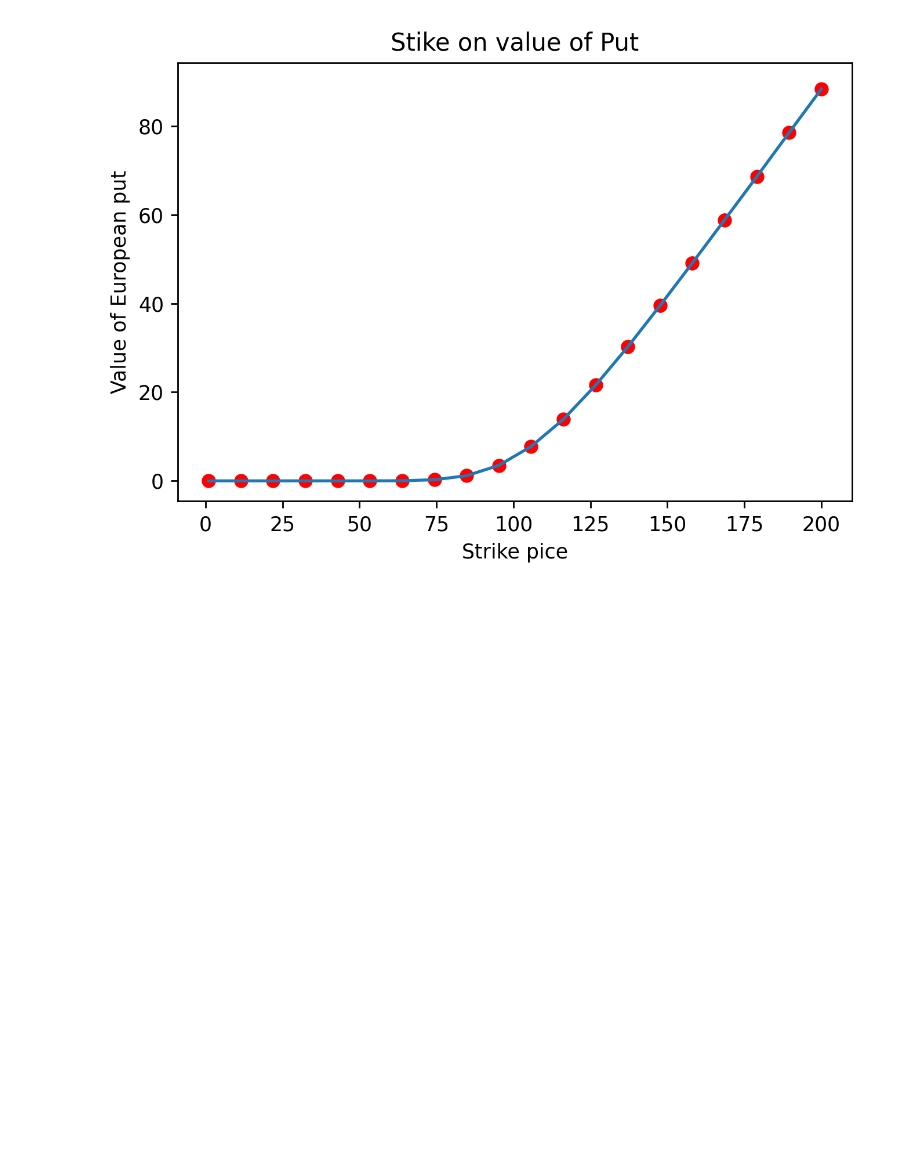
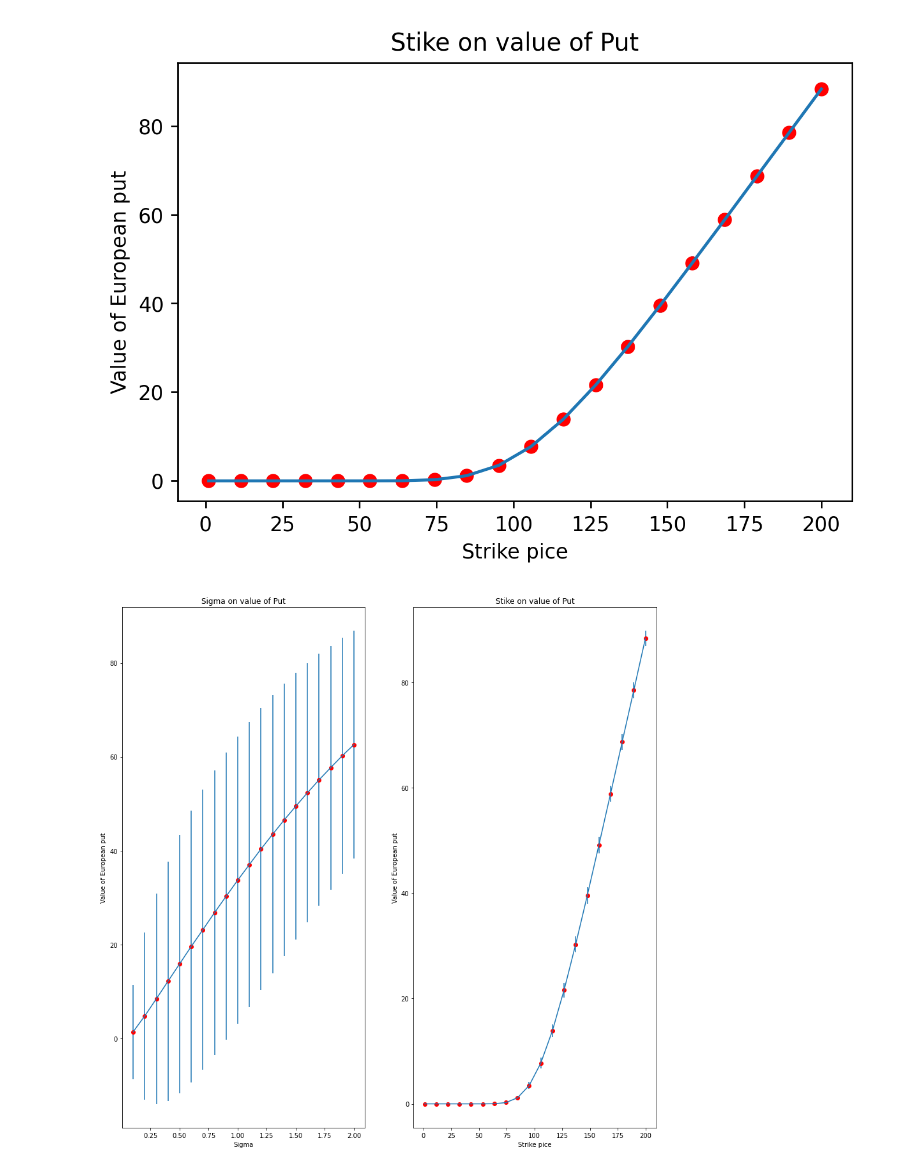
Before and after one commit to SByeUva/CompFin_assignment2, a Jupyter notebook: experiment_01.ipynb, the cells around one changed output. Drawn from its saved outputs; the diff is of its cells as text; code cells hidden in the pictures; blank space fills up the shorter version.

```diff
--- a/experiment_01.ipynb
+++ b/experiment_01.ipynb
@@ -115,16 +117,16 @@ strikes = np.linspace(1, 200, 20)
 results_sigmas = Parallel(n_jobs = 8)(delayed(European_Put)(T,K,r,S,i, 1_000_000) for i in sigmas)
 results_strikes = Parallel(n_jobs = 8)(delayed(European_Put)(T,i,r,S,sigma,1_000_000) for i in strikes)
 # %%
-y = []; err = []; x = sigmas
+y_sigma = []; err_sigma = []; x_sigma = sigmas
 # Question asks standard error else multiple by respective Z-score
 
 for i in range(len(results_sigmas)):
-    y.append(np.mean(results_sigmas[i]))
-    err.append((np.std(results_sigmas[i])/np.sqrt(x[i])))
+    y_sigma.append(np.mean(results_sigmas[i]))
+    err_sigma.append((np.std(results_sigmas[i])/np.sqrt(x_sigma[i])))
 
 plt.figure(dpi = 250)
-plt.errorbar(x, y, err)
-plt.plot(x, y, 'ro')
+plt.errorbar(x_sigma, y_sigma, err_sigma)
+plt.plot(x_sigma, y_sigma, 'ro')
 plt.xlabel("Sigma")
 plt.ylabel("Value of European put")
 plt.title("Sigma on value of Put")
@@ -148,3 +150,23 @@ plt.title("Stike on value of Put")
 plt.show()
 # %% [output]
 [figure]
+# %%
+fig, (ax1, ax2) = plt.subplots(1, 2, figsize = (15,15))
+
+# Sigma
+ax1.errorbar(x_sigma, y_sigma, err_sigma)
+ax1.plot(x_sigma, y_sigma, 'ro')
+ax1.set_xlabel("Sigma")
+ax1.set_ylabel("Value of European put")
+ax1.set_title("Sigma on value of Put")
+
+# K
+ax2.errorbar(x, y, err)
+ax2.plot(x, y, 'ro')
+ax2.set_xlabel("Strike pice")
+ax2.set_ylabel("Value of European put")
+ax2.set_title("Stike on value of Put")
+
+plt.show()
+# %% [output]
+[figure, added]
```
Also changed, not shown: parts of 2 cells of this notebook.
